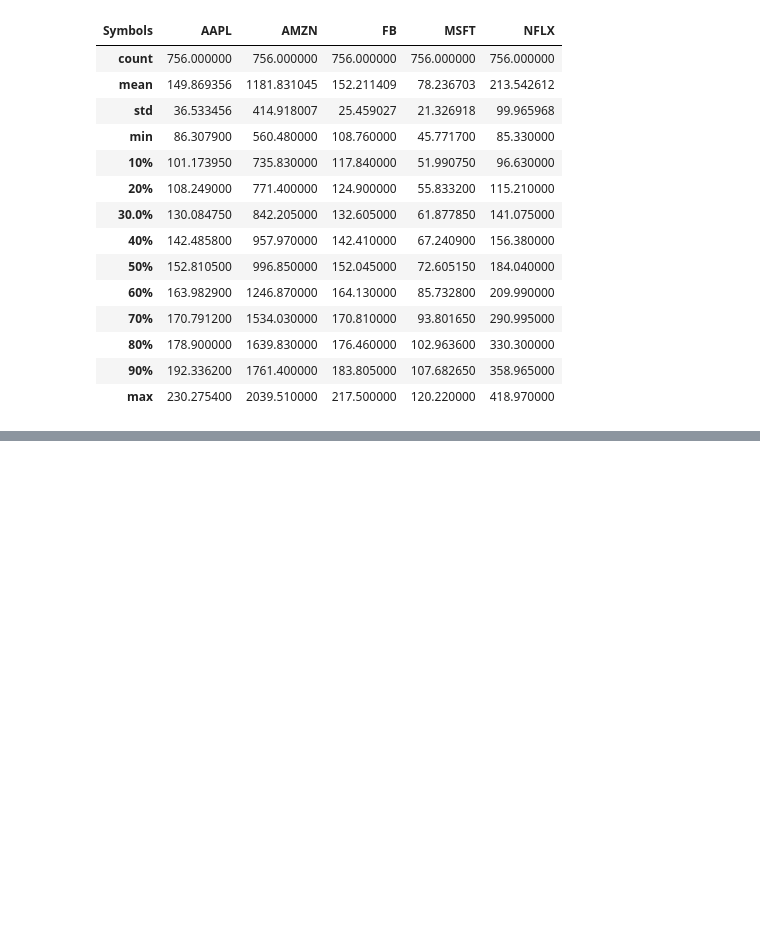
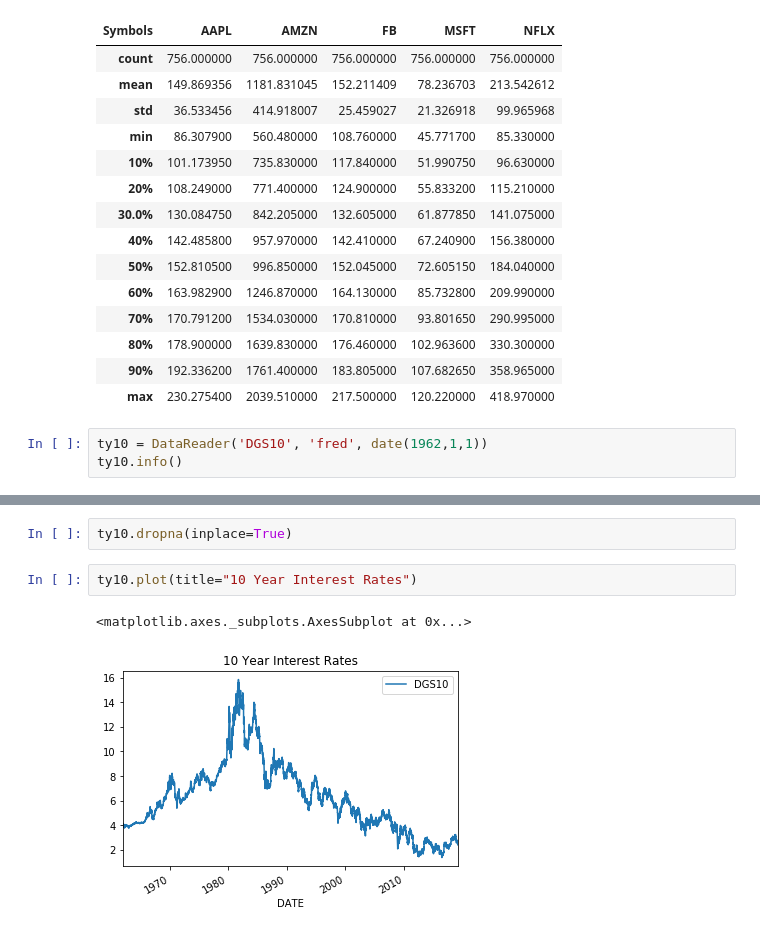
Before and after one commit to LaloCo/DataCamp_Projects, a Jupyter notebook: Display Stock & Economic Data.ipynb, the cells around one changed output, grey strips where cells are left out. Cells and saved outputs as stored; diff of their text form; blank space fills up the shorter version.

```diff
--- a/Display Stock & Economic Data.ipynb
+++ b/Display Stock & Economic Data.ipynb
@@ -211,3 +211,6 @@ close_data.describe(percentiles=np.arange(.1,.91,.1))
 | 80% | 178.900000 | 1639.830000 | 176.460000 | 102.963600 | 330.300000 |
 | 90% | 192.336200 | 1761.400000 | 183.805000 | 107.682650 | 358.965000 |
 | max | 230.275400 | 2039.510000 | 217.500000 | 120.220000 | 418.970000 |
+# %%
+ty10 = DataReader('DGS10', 'fred', date(1962,1,1))
+ty10.info()
@@ -213,0 +236,7 @@ close_data.describe(percentiles=np.arange(.1,.91,.1))
+# %%
+ty10.dropna(inplace=True)
+# %%
+ty10.plot(title="10 Year Interest Rates")
+# %% [output]
+<matplotlib.axes._subplots.AxesSubplot at 0x...>
+[figure, added]
```
Also changed, not shown: parts of 4 cells of this notebook.
